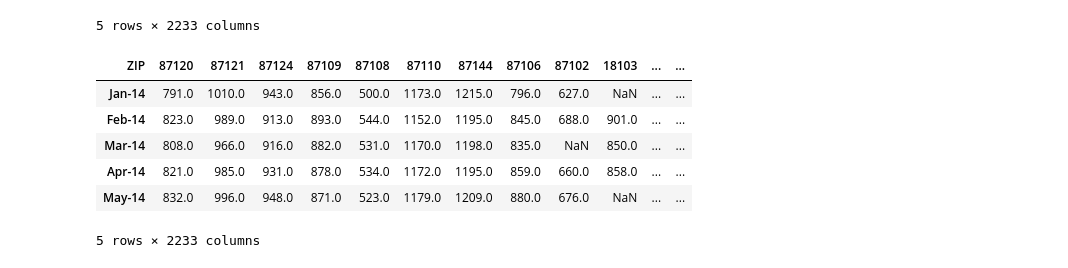
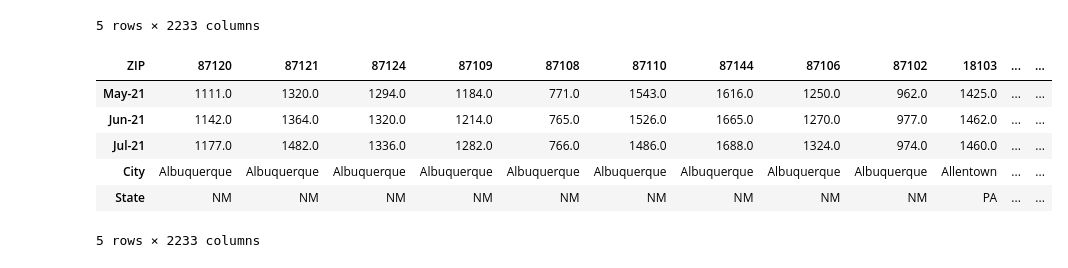
Before and after one commit to RichelynScott/Final-Project-Group-B, a Jupyter notebook: zillow_date_columns.ipynb, the cells around one changed output. Cells and saved outputs as stored; diff of their text form; code cells hidden in the pictures.

```diff
--- a/zillow_date_columns.ipynb
+++ b/zillow_date_columns.ipynb
@@ -26,10 +27,7 @@ zillow_df.head()
 # %%
 zillow_df[['City', "State"]]=zillow_df.MsaName.str.split(",", expand=True,)
 zillow_df.rename(columns={'RegionName': 'ZIP'}, inplace=True)
-zillow_df = zillow_df.drop('MsaName', axis=1)
-zillow_df = zillow_df.drop('RegionID', axis=1)
-zillow_df = zillow_df.drop('Unnamed: 0', axis=1)
-zillow_df = zillow_df.drop('SizeRank', axis=1)
+zillow_df = zillow_df.drop(['MsaName','RegionID', 'Unnamed: 0', 'SizeRank'], axis=1)
 zillow_df.head()
 # %% [output]
 |  | ZIP | Jan-14 | Feb-14 | Mar-14 | Apr-14 | May-14 | Jun-14 | Jul-14 | Aug-14 | Sep-14 | ... | ... |
@@ -53,14 +51,14 @@ zillow_dft.head()
 # %%
 zillow_dft.columns = zillow_dft.iloc[0]
 zillow_dft.drop(index=zillow_dft.index[0],
         axis=0,
         inplace=True)
-zillow_dft.head()
+zillow_dft.tail()
 # %% [output]
 | ZIP | 87120 | 87121 | 87124 | 87109 | 87108 | 87110 | 87144 | 87106 | 87102 | 18103 | ... | ... |
-| Jan-14 | 791.0 | 1010.0 | 943.0 | 856.0 | 500.0 | 1173.0 | 1215.0 | 796.0 | 627.0 | NaN | ... | ... |
-| Feb-14 | 823.0 | 989.0 | 913.0 | 893.0 | 544.0 | 1152.0 | 1195.0 | 845.0 | 688.0 | 901.0 | ... | ... |
-| Mar-14 | 808.0 | 966.0 | 916.0 | 882.0 | 531.0 | 1170.0 | 1198.0 | 835.0 | NaN | 850.0 | ... | ... |
-| Apr-14 | 821.0 | 985.0 | 931.0 | 878.0 | 534.0 | 1172.0 | 1195.0 | 859.0 | 660.0 | 858.0 | ... | ... |
-| May-14 | 832.0 | 996.0 | 948.0 | 871.0 | 523.0 | 1179.0 | 1209.0 | 880.0 | 676.0 | NaN | ... | ... |
+| May-21 | 1111.0 | 1320.0 | 1294.0 | 1184.0 | 771.0 | 1543.0 | 1616.0 | 1250.0 | 962.0 | 1425.0 | ... | ... |
+| Jun-21 | 1142.0 | 1364.0 | 1320.0 | 1214.0 | 765.0 | 1526.0 | 1665.0 | 1270.0 | 977.0 | 1462.0 | ... | ... |
+| Jul-21 | 1177.0 | 1482.0 | 1336.0 | 1282.0 | 766.0 | 1486.0 | 1688.0 | 1324.0 | 974.0 | 1460.0 | ... | ... |
+| City | Albuquerque | Albuquerque | Albuquerque | Albuquerque | Albuquerque | Albuquerque | Albuquerque | Albuquerque | Albuquerque | Allentown | ... | ... |
+| State | NM | NM | NM | NM | NM | NM | NM | NM | NM | PA | ... | ... |
 5 rows × 2233 columns
```
Also changed, not shown: parts of 9 cells of this notebook, 1 other file.
